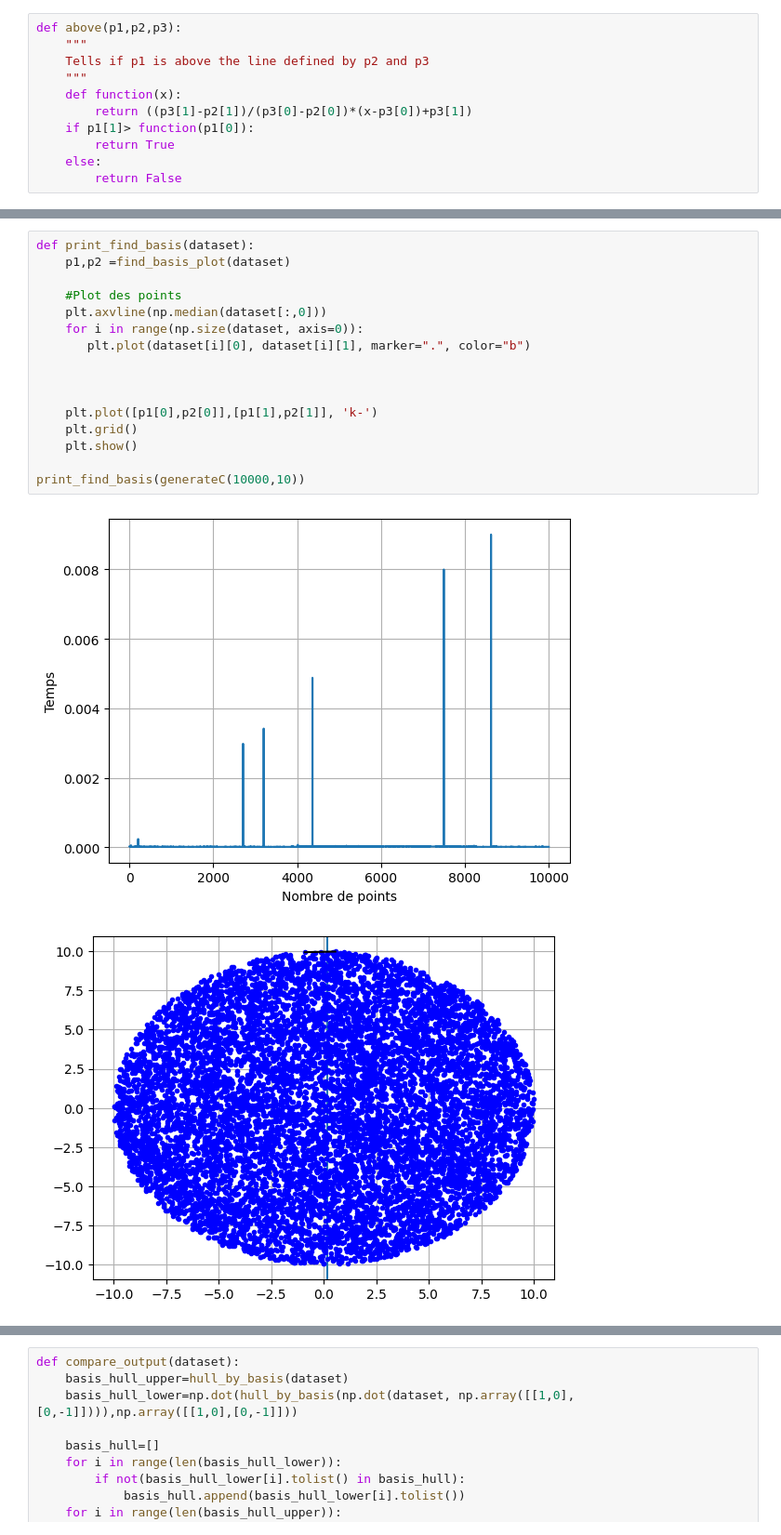
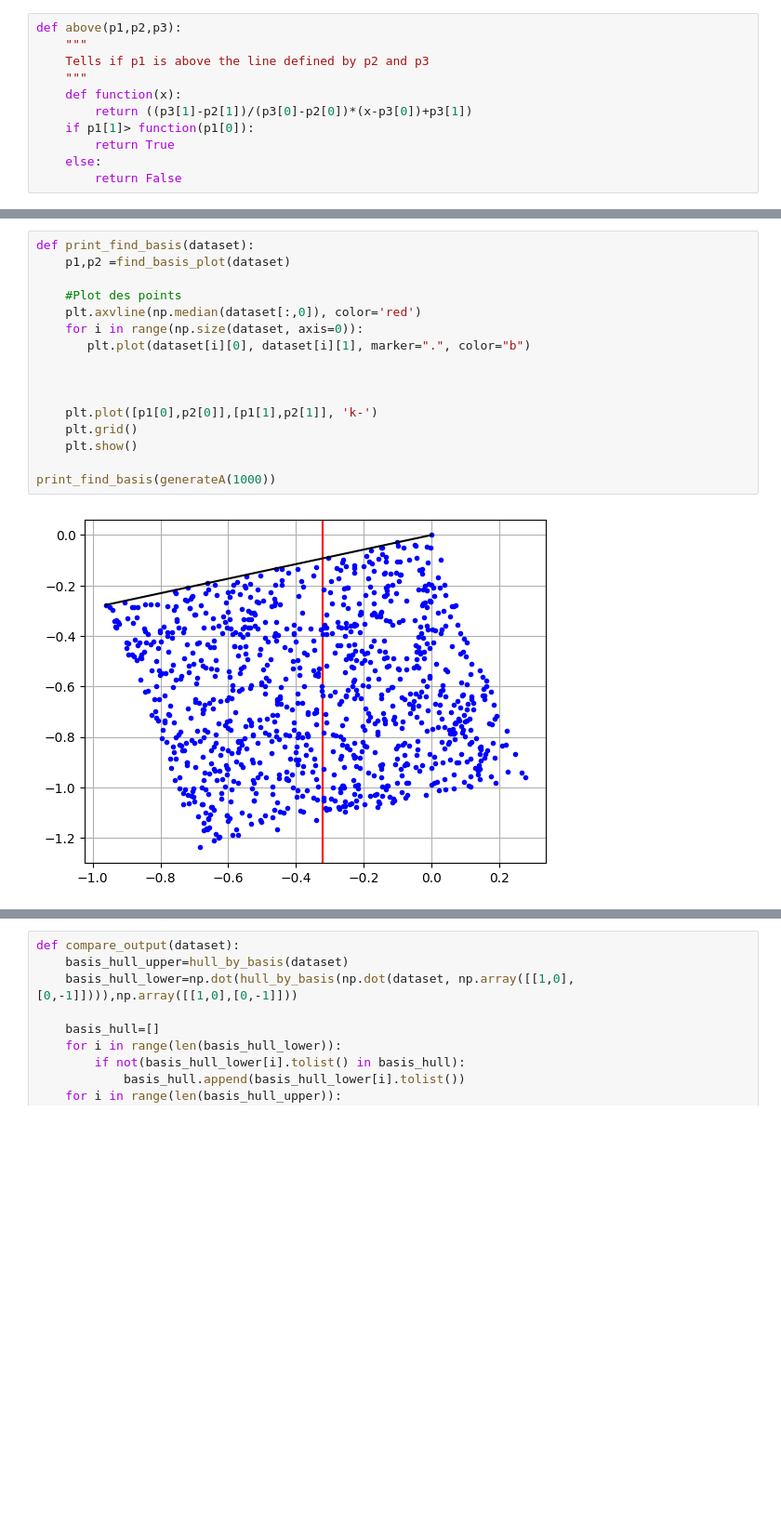
Before and after one commit to jacedoir/INF421_PI_Project, a Jupyter notebook: project.ipynb, the cells around one changed output, grey strips where cells are left out. Shown at 93% size. Saved outputs shown, nothing was run; the diff lists cells and outputs as text; blank space fills up the shorter version.

```diff
--- a/project.ipynb
+++ b/project.ipynb
@@ -363,19 +374,18 @@ def find_basis_plot(dataset):
 # %%
 def print_find_basis(dataset):
     p1,p2 =find_basis_plot(dataset)
 
     #Plot des points
-    plt.axvline(np.median(dataset[:,0]))
+    plt.axvline(np.median(dataset[:,0]), color='red')
     for i in range(np.size(dataset, axis=0)):
        plt.plot(dataset[i][0], dataset[i][1], marker=".", color="b")
 
 
 
     plt.plot([p1[0],p2[0]],[p1[1],p2[1]], 'k-')
     plt.grid()
     plt.show()
 
-print_find_basis(generateC(10000,10))
+print_find_basis(generateA(1000))
 # %% [output]
-[figure, old version]
+[figure, new version]
-[figure, removed]
```
Also changed, not shown: parts of 12 cells of this notebook.
